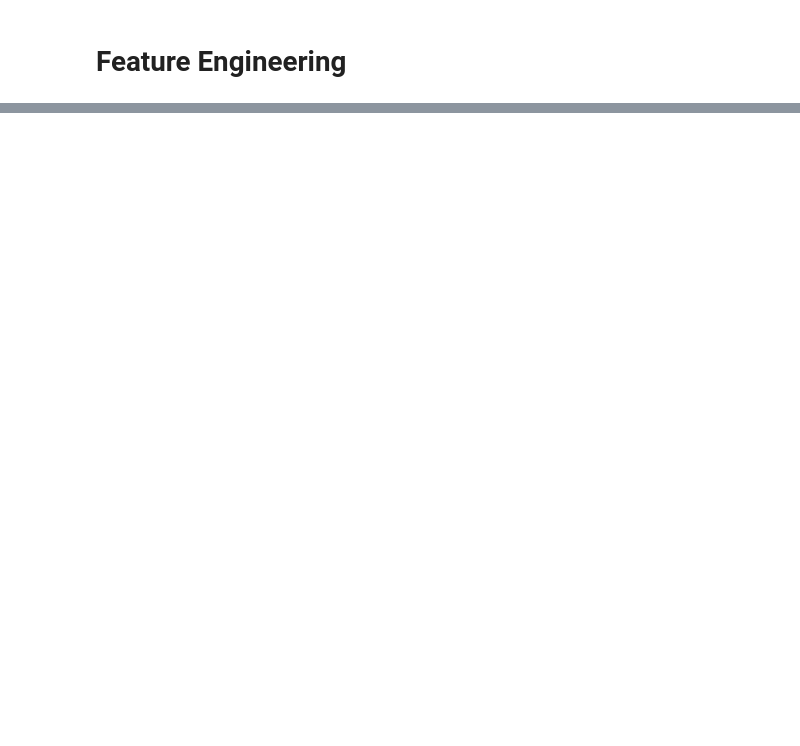
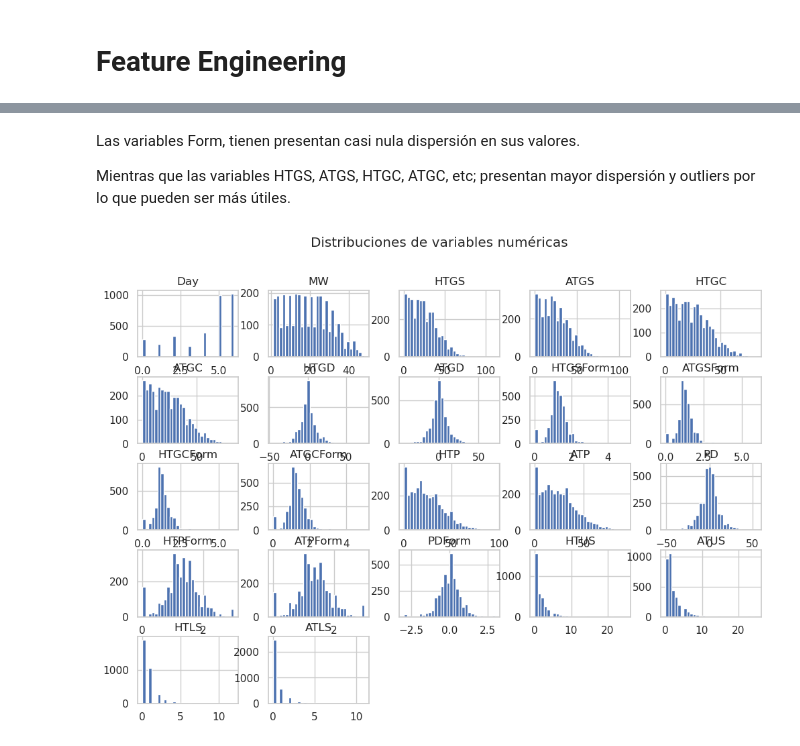
Before and after one commit to raulc03/match-prediction, a Jupyter notebook: notebooks/Predict_match_winner.ipynb, the cells around one changed output, grey strips where cells are left out. Saved outputs shown, nothing was run; the diff lists cells and outputs as text; code cells hidden in the pictures; blank space fills up the shorter version.

```diff
--- a/notebooks/Predict_match_winner.ipynb
+++ b/notebooks/Predict_match_winner.ipynb
@@ -1343,0 +1026,10 @@ for i, score in enumerate(scores_list):
+# %% [markdown]
+Las variables Form, tienen presentan casi nula dispersión en sus valores.
+
+Mientras que las variables HTGS, ATGS, HTGC, ATGC, etc; presentan mayor dispersión y outliers por lo que pueden ser más útiles.
+# %%
+df[num_cols].hist(bins=30, figsize=(12, 8))
+plt.suptitle("Distribuciones de variables numéricas")
+plt.show()
+# %% [output]
+[figure, added]
```
Also changed, not shown: parts of 122 cells of this notebook, 3 other files.
